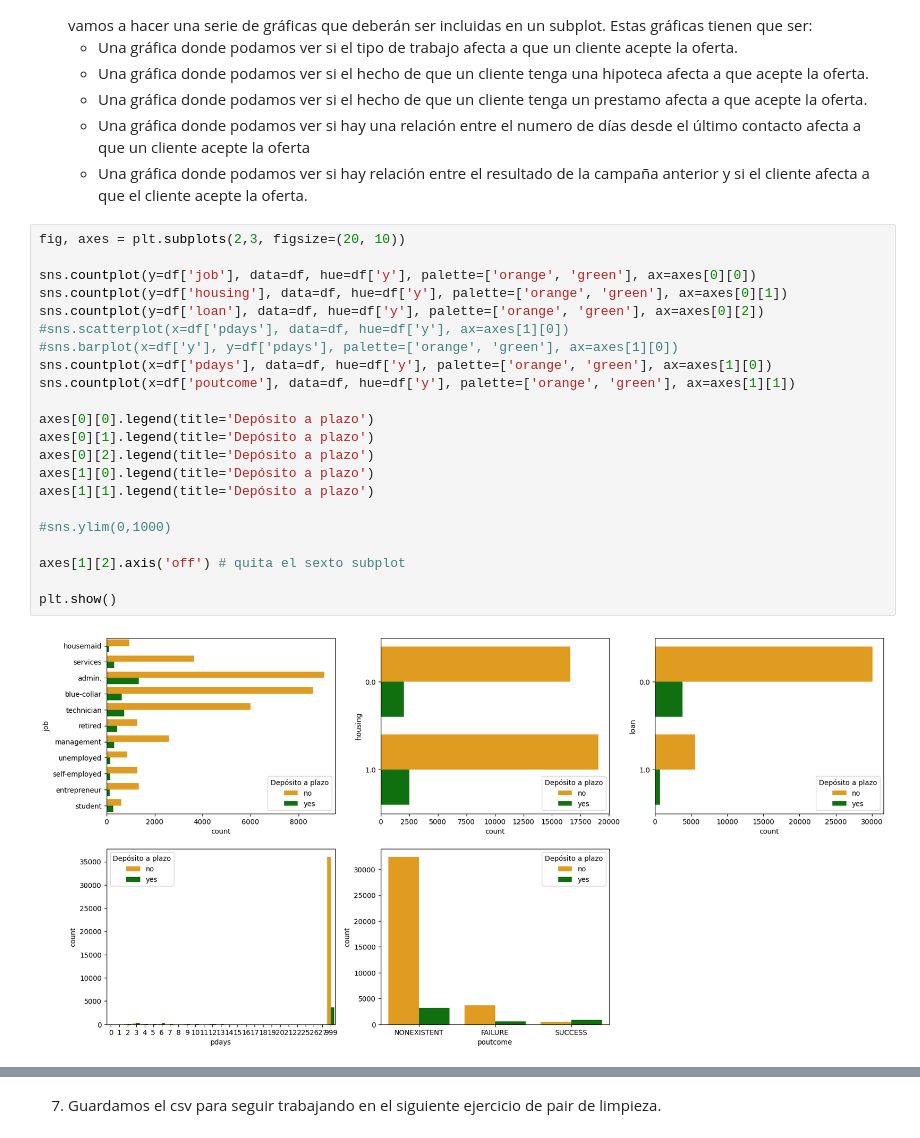
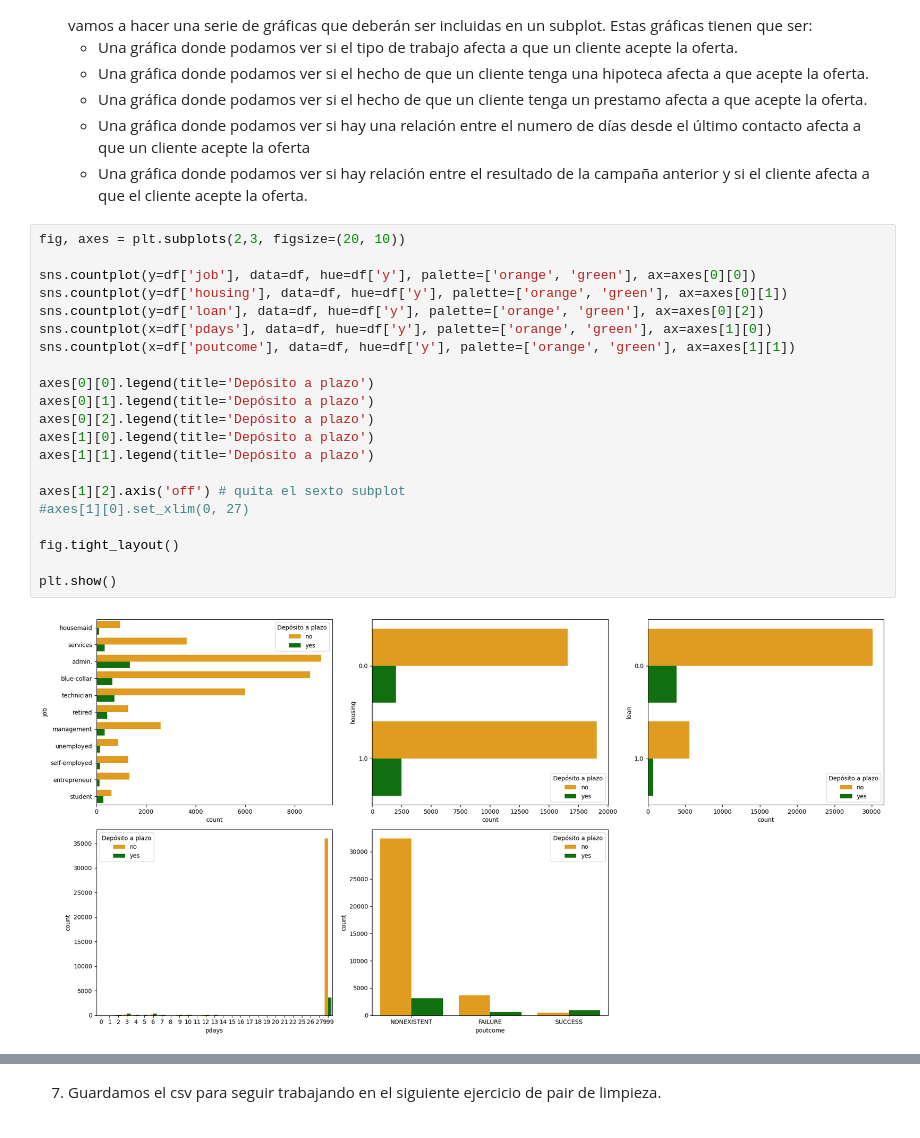
Before and after one commit to Adalab/promo-d-da-modulo2-sprint2-elisa-maitane, a Jupyter notebook: limpieza/limpieza-I-intro.ipynb, the cells around one changed output, grey strips where cells are left out. Drawn from its saved outputs; the diff is of its cells as text.

```diff
--- a/limpieza/limpieza-I-intro.ipynb
+++ b/limpieza/limpieza-I-intro.ipynb
@@ -239,24 +239,23 @@ df.head()
 # %%
 fig, axes = plt.subplots(2,3, figsize=(20, 10))
 
 sns.countplot(y=df['job'], data=df, hue=df['y'], palette=['orange', 'green'], ax=axes[0][0])
 sns.countplot(y=df['housing'], data=df, hue=df['y'], palette=['orange', 'green'], ax=axes[0][1])
 sns.countplot(y=df['loan'], data=df, hue=df['y'], palette=['orange', 'green'], ax=axes[0][2])
-#sns.scatterplot(x=df['pdays'], data=df, hue=df['y'], ax=axes[1][0])
-#sns.barplot(x=df['y'], y=df['pdays'], palette=['orange', 'green'], ax=axes[1][0])
 sns.countplot(x=df['pdays'], data=df, hue=df['y'], palette=['orange', 'green'], ax=axes[1][0])
 sns.countplot(x=df['poutcome'], data=df, hue=df['y'], palette=['orange', 'green'], ax=axes[1][1])
 
 axes[0][0].legend(title='Depósito a plazo')
 axes[0][1].legend(title='Depósito a plazo')
 axes[0][2].legend(title='Depósito a plazo')
 axes[1][0].legend(title='Depósito a plazo')
 axes[1][1].legend(title='Depósito a plazo')
 
-#sns.ylim(0,1000)
+axes[1][2].axis('off') # quita el sexto subplot
+#axes[1][0].set_xlim(0, 27)
 
-axes[1][2].axis('off') # quita el sexto subplot
+fig.tight_layout()
 
 plt.show()
 # %% [output]
-[figure, old version]
+[figure, new version]
```
Also changed, not shown: parts of 3 cells of this notebook, 6 other files.
